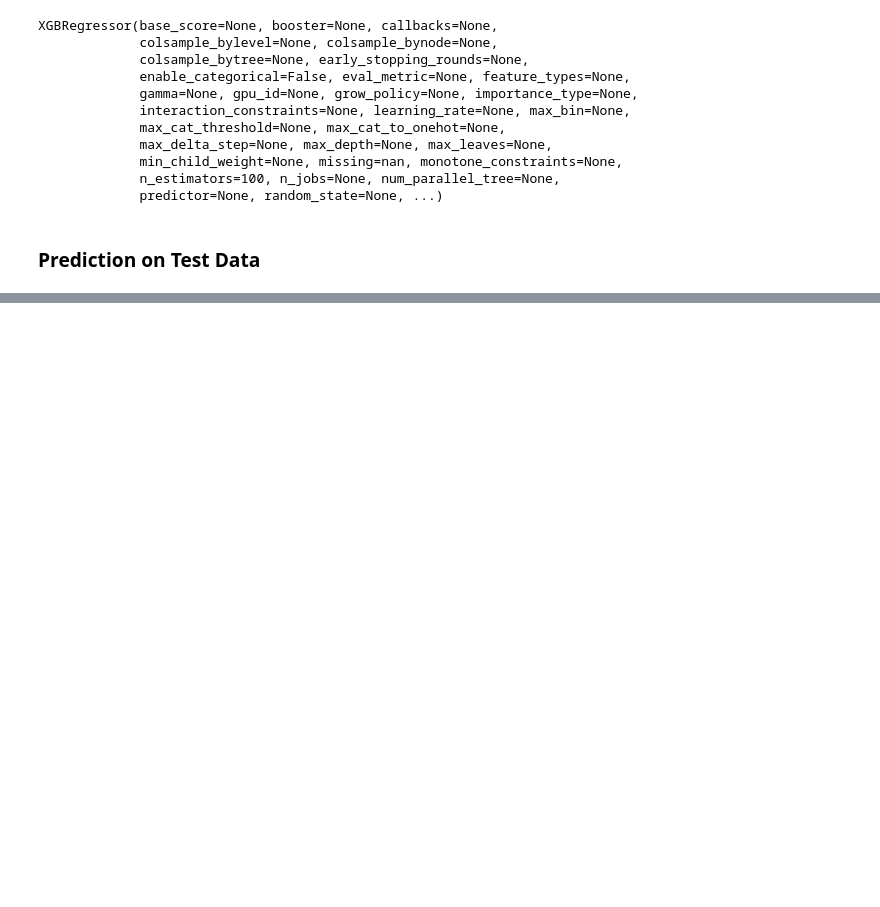
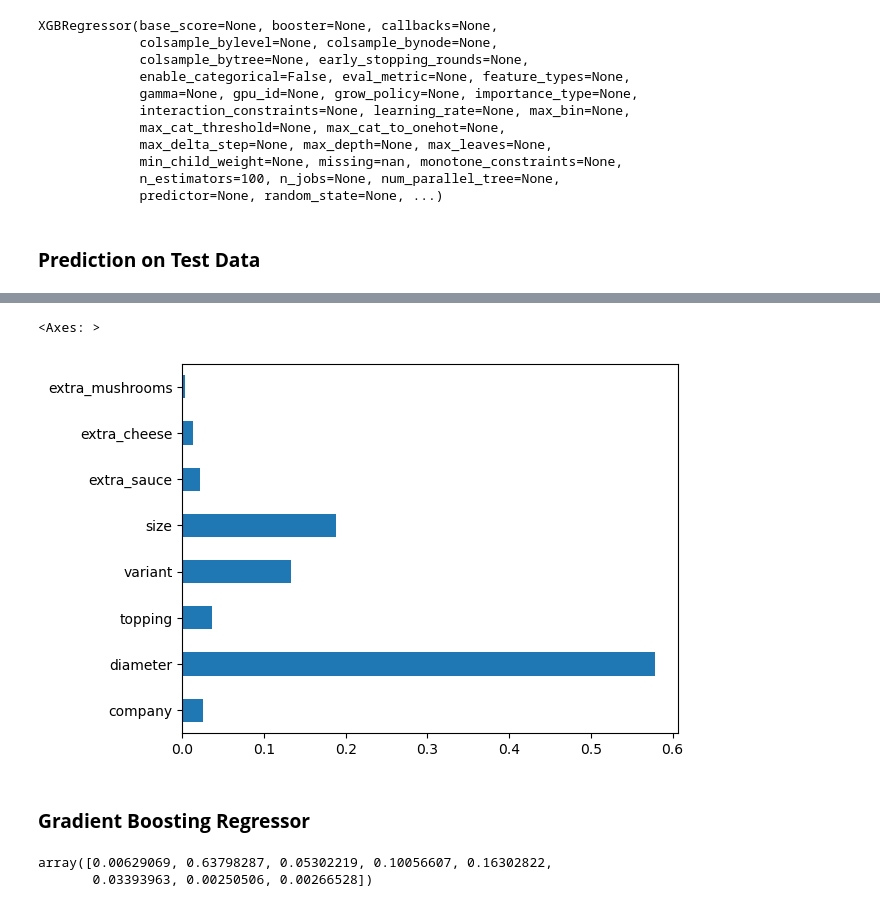
Before and after one commit to Edy-Mochamad/Machine_Learning_project-Pizza_price_Prediction, a Jupyter notebook: notebook.ipynb, the cells around one changed output, grey strips where cells are left out. Saved outputs shown, nothing was run; the diff lists cells and outputs as text; code cells hidden in the pictures; blank space fills up the shorter version.

```diff
--- a/notebook.ipynb
+++ b/notebook.ipynb
@@ -502,0 +544,3 @@ y_pred5 = xb.predict(X_test)
+# %%
+feat = pd.Series(rf.feature_importances_, index = X_train.columns)
+feat
@@ -502,0 +557,12 @@ y_pred5 = xb.predict(X_test)
+# %%
+feat.plot(kind = 'barh')
+# %% [output]
+<Axes: >
+[figure, added]
+# %% [markdown]
+### **Gradient Boosting Regressor**
+# %%
+gbr.feature_importances_
+# %% [output]
+array([0.00629069, 0.63798287, 0.05302219, 0.10056607, 0.16302822,
+       0.03393963, 0.00250506, 0.00266528])
```
Also changed, not shown: parts of 13 cells of this notebook.
